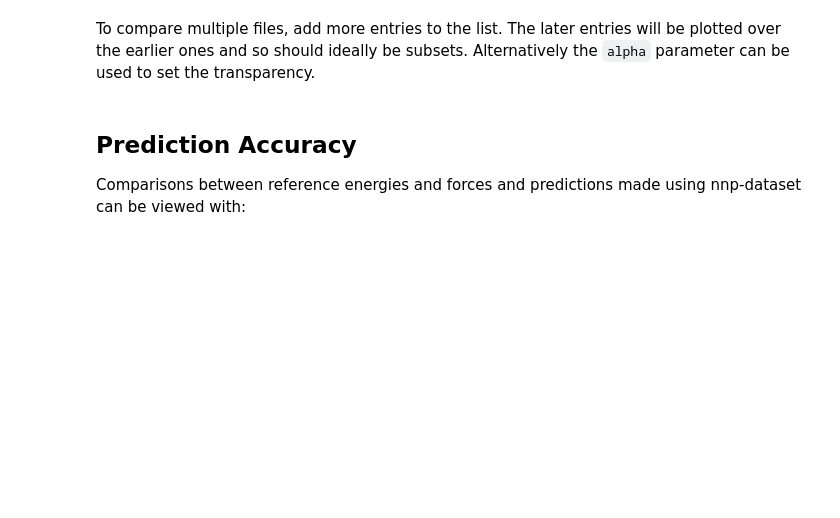
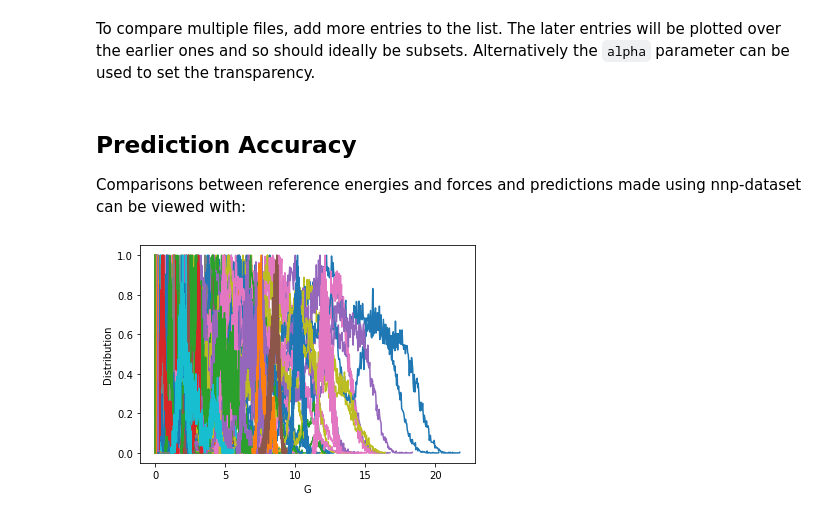
Before and after one commit to stfc/janus, a Jupyter notebook: examples/example_directory/scripts/visualise.ipynb, the cells around one changed output. Cells and saved outputs as stored; diff of their text form; code cells hidden in the pictures; blank space fills up the shorter version.

Commit message:
Plot the histograms of the symmetry functions.

```diff
--- a/examples/example_directory/scripts/visualise.ipynb
+++ b/examples/example_directory/scripts/visualise.ipynb
@@ -88,3 +88,7 @@ vis.plot_dataset_predictions(
     },
     plot_type = "percentage_diff",
 )
+# %%
+vis.plot_sf_hist('C:/Users/davem/OneDrive/Documents/PhD/CDT/Placement/water+mof/water+mof/water+mof/combined/nnp2/', sf_type = 2, elements = ['H','H','H'])
+# %% [output]
+[figure, added]
```
Also changed, not shown: 1 other file.
